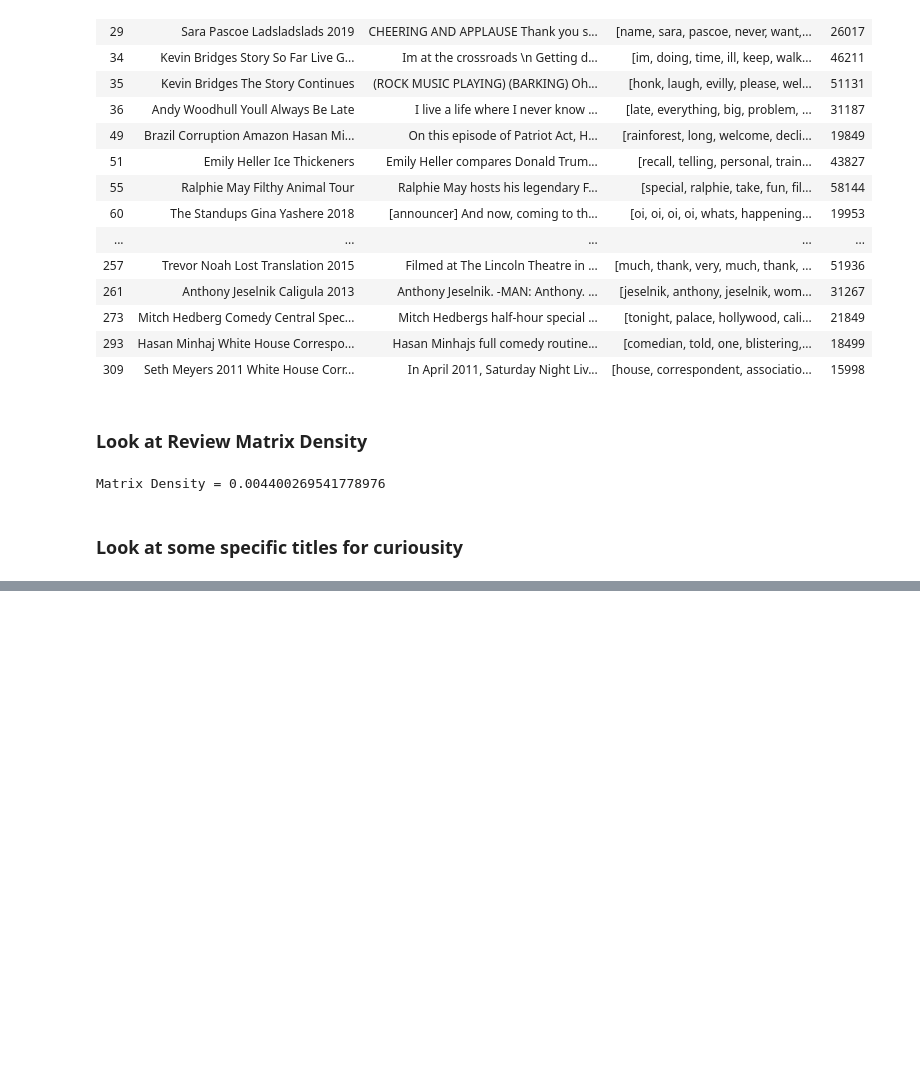
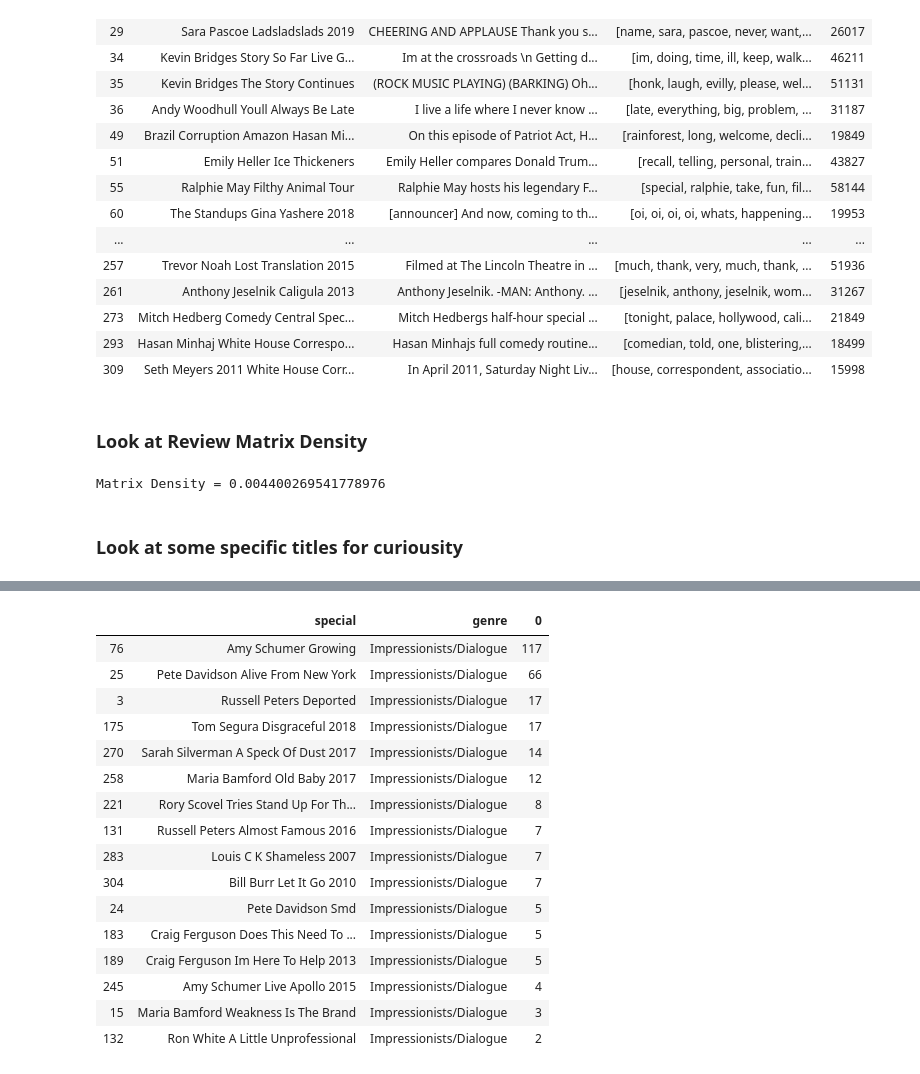
Before and after one commit to isaac-campbell-smith/Comedy_of_Errors, a Jupyter notebook: EDA.ipynb, the cells around one changed output, grey strips where cells are left out. Saved outputs shown, nothing was run; the diff lists cells and outputs as text; code cells hidden in the pictures; blank space fills up the shorter version.

```diff
--- a/EDA.ipynb
+++ b/EDA.ipynb
@@ -238,3 +249,23 @@ check_stuff[check_stuff[0] == 33]
+# %%
+check_stuff[check_stuff.genre == 'Impressionists/Dialogue'].sort_values(by=0, ascending=False)
+# %% [output]
+|  | special | genre | 0 |
+| 76 | Amy Schumer Growing | Impressionists/Dialogue | 117 |
+| 25 | Pete Davidson Alive From New York | Impressionists/Dialogue | 66 |
+| 3 | Russell Peters Deported | Impressionists/Dialogue | 17 |
+| 175 | Tom Segura Disgraceful 2018 | Impressionists/Dialogue | 17 |
+| 270 | Sarah Silverman A Speck Of Dust 2017 | Impressionists/Dialogue | 14 |
+| 258 | Maria Bamford Old Baby 2017 | Impressionists/Dialogue | 12 |
+| 221 | Rory Scovel Tries Stand Up For Th... | Impressionists/Dialogue | 8 |
+| 131 | Russell Peters Almost Famous 2016 | Impressionists/Dialogue | 7 |
+| 283 | Louis C K Shameless 2007 | Impressionists/Dialogue | 7 |
+| 304 | Bill Burr Let It Go 2010 | Impressionists/Dialogue | 7 |
+| 24 | Pete Davidson Smd | Impressionists/Dialogue | 5 |
+| 183 | Craig Ferguson Does This Need To ... | Impressionists/Dialogue | 5 |
+| 189 | Craig Ferguson Im Here To Help 2013 | Impressionists/Dialogue | 5 |
+| 245 | Amy Schumer Live Apollo 2015 | Impressionists/Dialogue | 4 |
+| 15 | Maria Bamford Weakness Is The Brand | Impressionists/Dialogue | 3 |
+| 132 | Ron White A Little Unprofessional | Impressionists/Dialogue | 2 |
 # %%
 '''df.drop(index=[56,57,245,256,310,311,312], inplace=True)
 df.reset_index(drop=True, inplace=True)
```
Also changed, not shown: parts of 6 cells of this notebook, 26 other files.
